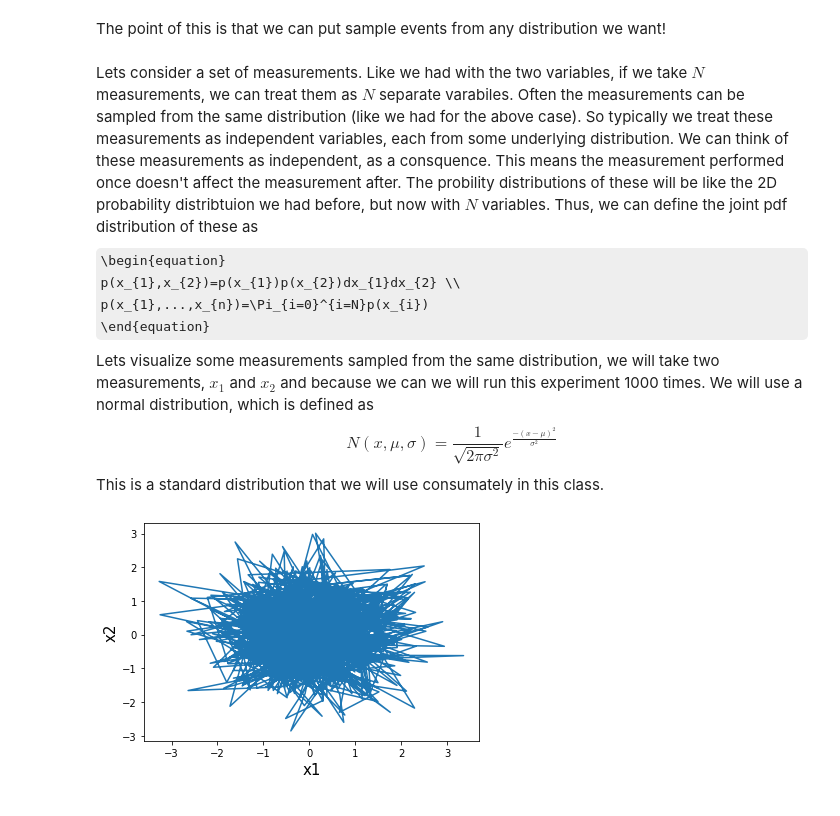
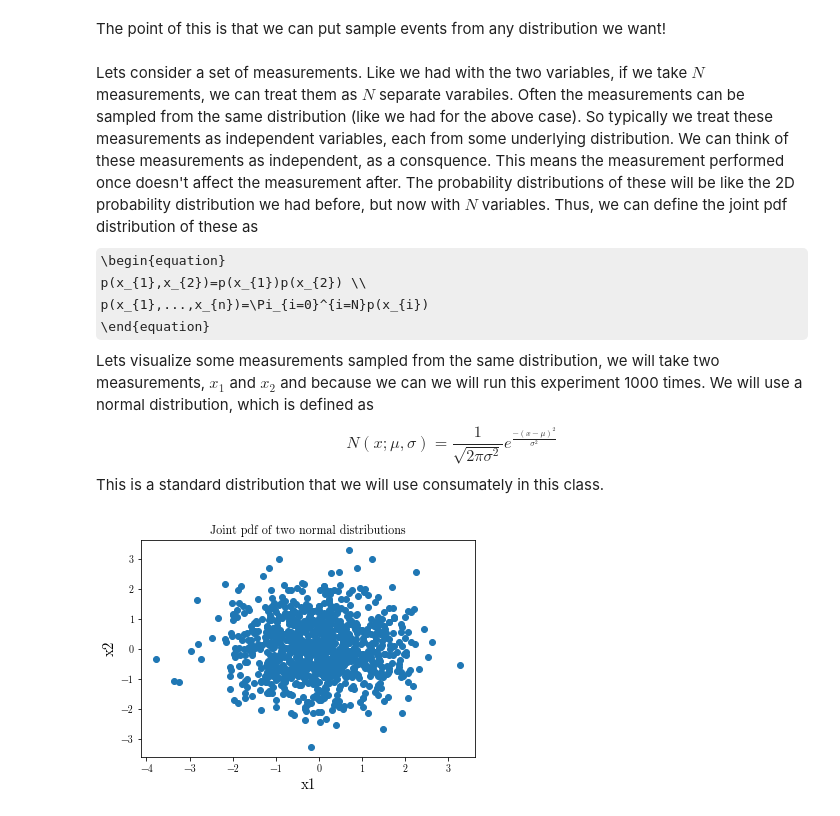
Before and after one commit to violatingcp/MIT_8.S50, a Jupyter notebook: Lecture1/Lecture_01_v1.ipynb, the cells around one changed output. Drawn from its saved outputs; the diff is of its cells as text; code cells hidden in the pictures; some formulas as TeX source.

```diff
--- a/Lecture1/Lecture_01_v1.ipynb
+++ b/Lecture1/Lecture_01_v1.ipynb
@@ -380,27 +397,28 @@ The point of this is that we can put sample events from any distribution we want
 # %% [markdown]
 <!--start-block-->
 
-Lets consider a set of measurements. Like we had with the two variables, if we take $N$ measurements, we can treat them as $N$ separate varabiles. Often the measurements can be sampled from the same distribution (like we had for the above case). So typically we treat these measurements as independent variables, each from some underlying distribution. We can think of these measurements as independent, as a consquence. This means the measurement performed once doesn't affect the measurement after. The probility distributions of these will be like the 2D probability distribtuion we had before, but now with $N$ variables. Thus, we can define the joint pdf distribution of these as
+Lets consider a set of measurements. Like we had with the two variables, if we take $N$ measurements, we can treat them as $N$ separate varabiles. Often the measurements can be sampled from the same distribution (like we had for the above case). So typically we treat these measurements as independent variables, each from some underlying distribution. We can think of these measurements as independent, as a consquence. This means the measurement performed once doesn't affect the measurement after. The probability distributions of these will be like the 2D probability distribution we had before, but now with $N$ variables. Thus, we can define the joint pdf distribution of these as
 \begin{equation}
-p(x_{1},x_{2})=p(x_{1})p(x_{2})dx_{1}dx_{2} \\
+p(x_{1},x_{2})=p(x_{1})p(x_{2}) \\
 p(x_{1},...,x_{n})=\Pi_{i=0}^{i=N}p(x_{i})
 \end{equation}
 Lets visualize some measurements sampled from the same distribution, we will take two measurements, $x_{1}$ and $x_{2}$ and because we can we will run this experiment 1000 times. We will use a normal distribution, which is defined as
 \begin{equation}
-N(x,\mu,\sigma) = \frac{1}{\sqrt{2\pi\sigma^2}} e^{\frac{-(x-\mu)^2}{\sigma^2}}
+N(x; \mu,\sigma) = \frac{1}{\sqrt{2\pi\sigma^2}} e^{\frac{-(x-\mu)^2}{\sigma^2}}
 \end{equation}
 This is a standard distribution that we will use consumately in this class.
 # %%
 #Lets first add our numbers
 nsamples=1000
 mu=0
 sigma=1
 x1 = np.random.normal(mu,sigma, nsamples)
 x2 = np.random.normal(mu,sigma, nsamples)
-plt.plot(x1,x2,'')
+plt.scatter(x1,x2,)
 plt.xlabel('x1', fontsize=15) #Label x
 plt.ylabel('x2', fontsize=15) #Label y
+plt.title("Joint pdf of two normal distributions")
 plt.show()
 # %% [output]
-[figure, old version]
+[figure, new version]
 # %% [markdown]
```
Also changed, not shown: parts of 27 cells of this notebook.
